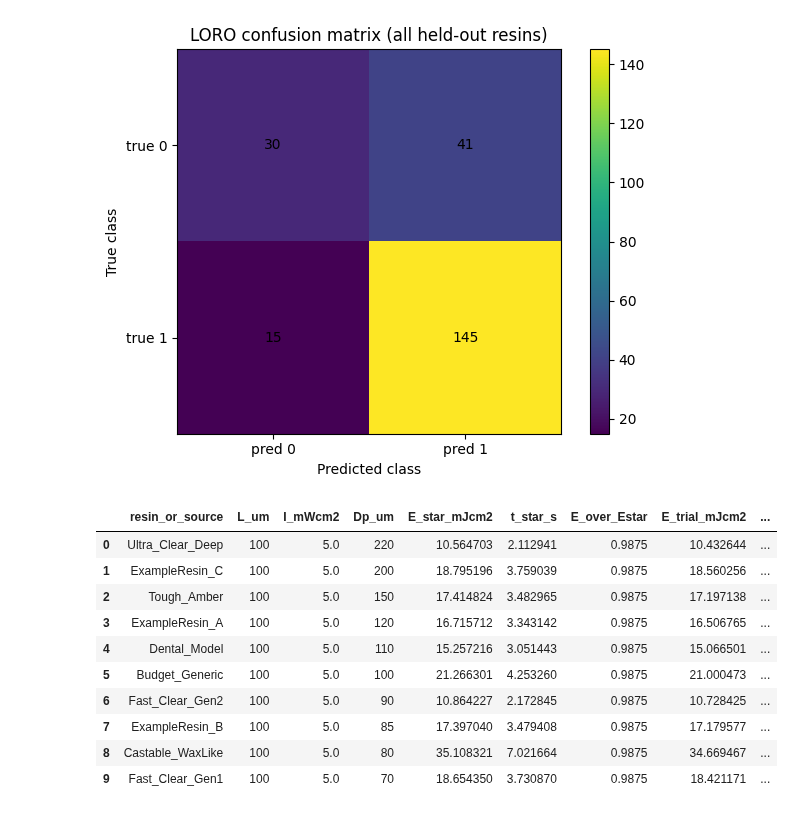
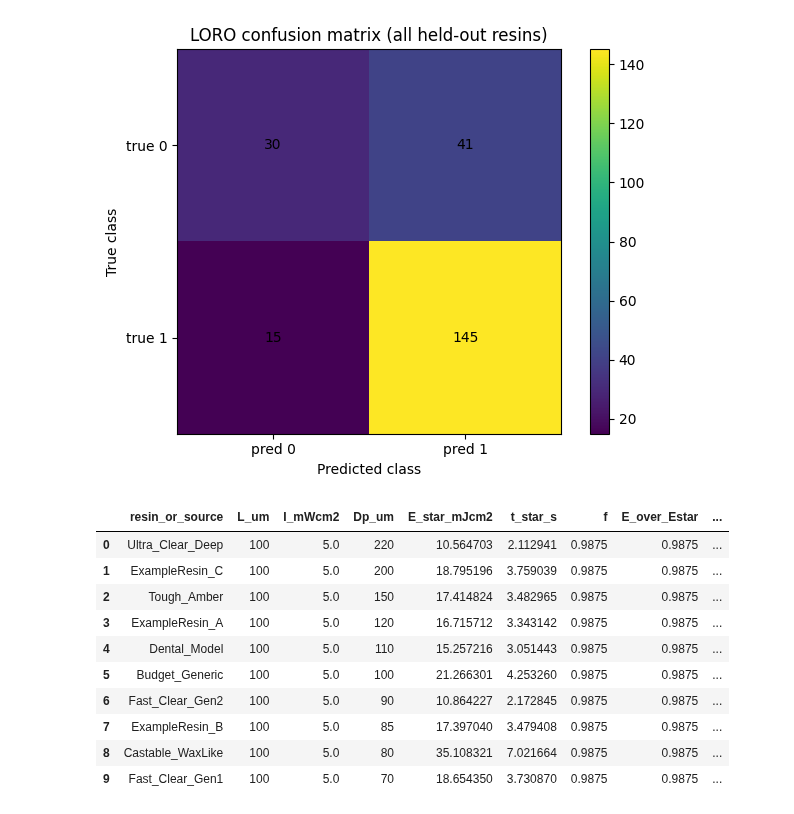
Before and after one commit to nyee88/tvam_resin_mini, a Jupyter notebook: notebooks/01_working_curve.ipynb, the cells around one changed output. Drawn from its saved outputs; the diff is of its cells as text; code cells hidden in the pictures.

```diff
--- a/notebooks/01_working_curve.ipynb
+++ b/notebooks/01_working_curve.ipynb
@@ -880,6 +880,8 @@ Overall LORO performance (all held-out resins pooled)
 #   - Use the logistic regression to predict p(pass) for each candidate,
 #   - Keep the best candidate per resin,
 #   - Return a table of resins ranked by predicted pass probability.
+
+
 
 
 import numpy as np
@@ -920,7 +922,7 @@ def recommend_resins_for_job(
     -------
     DataFrame
         One row per resin, with the best candidate exposure for this job, sorted
-        by predicted pass probability (descending).
+        by predicted pass probability (descending). Includes `f` (E/E*) explicitly.
     """
     if f_candidates is None:
         f_candidates = np.linspace(0.8, 1.3, 9)  # a bit denser than the 7 used in simulation
@@ -964,6 +966,7 @@ def recommend_resins_for_job(
                 "Dp_um": Dp_um,
                 "E_star_mJcm2": E_star,
                 "t_star_s": t_star,
+                "f": f,  # explicit E/E*
                 "E_over_Estar": f,
                 "E_trial_mJcm2": E_trial,
                 "t_trial_s": t_trial_s,
@@ -972,41 +975,43 @@ def recommend_resins_for_job(
             }
 
             if best_candidate is None or p_pass > best_candidate["p_pass_model"]:
                 best_candidate = candidate
 
         if best_candidate is not None and best_candidate["p_pass_model"] >= min_p_pass:
             rows.append(best_candidate)
 
     df_recommend = pd.DataFrame(rows)
 
     if df_recommend.empty:
         return df_recommend  # nothing passed the min_p_pass filter
 
     return df_recommend.sort_values("p_pass_model", ascending=False).reset_index(drop=True)
 
 
 # Example usage: new job at 100 µm, 5 mW/cm²
 planner_100um_5mw = recommend_resins_for_job(
     df_resins=df,   # your Ec/Dp table
     clf=clf,        # the logistic regression you already trained
     L_um=100,
     I_mWcm2=5.0,
     safety=1.15,
     min_p_pass=0.0  # or e.g. 0.8 if you want only very confident suggestions
 )
 
 display(planner_100um_5mw.head(10))
 
+
 ## The reason E_overEstar is the same is - Because in the fake universe we built, every resin shares the same “sweet spot” in the *relative* dose (E/E^*), so the model learns one global best ratio and ends up picking that same f for all resins.
+## here's my interpretation: for a 100 micron job and irradiation of 5 mWcm2 with a suggested recommended dose of 10.564703 (E_star), the candidate most likely to success with a pass rate 0.932510 is Ultra_Clear_Deep - assuming we use a E_trial of 0.9875*E_star
 # %% [output]
-|  | resin_or_source | L_um | I_mWcm2 | Dp_um | E_star_mJcm2 | t_star_s | E_over_Estar | E_trial_mJcm2 | ... |
-| 0 | Ultra_Clear_Deep | 100 | 5.0 | 220 | 10.564703 | 2.112941 | 0.9875 | 10.432644 | ... |
-| 1 | ExampleResin_C | 100 | 5.0 | 200 | 18.795196 | 3.759039 | 0.9875 | 18.560256 | ... |
-| 2 | Tough_Amber | 100 | 5.0 | 150 | 17.414824 | 3.482965 | 0.9875 | 17.197138 | ... |
-| 3 | ExampleResin_A | 100 | 5.0 | 120 | 16.715712 | 3.343142 | 0.9875 | 16.506765 | ... |
-| 4 | Dental_Model | 100 | 5.0 | 110 | 15.257216 | 3.051443 | 0.9875 | 15.066501 | ... |
-| 5 | Budget_Generic | 100 | 5.0 | 100 | 21.266301 | 4.253260 | 0.9875 | 21.000473 | ... |
-| 6 | Fast_Clear_Gen2 | 100 | 5.0 | 90 | 10.864227 | 2.172845 | 0.9875 | 10.728425 | ... |
-| 7 | ExampleResin_B | 100 | 5.0 | 85 | 17.397040 | 3.479408 | 0.9875 | 17.179577 | ... |
-| 8 | Castable_WaxLike | 100 | 5.0 | 80 | 35.108321 | 7.021664 | 0.9875 | 34.669467 | ... |
-| 9 | Fast_Clear_Gen1 | 100 | 5.0 | 70 | 18.654350 | 3.730870 | 0.9875 | 18.421171 | ... |
+|  | resin_or_source | L_um | I_mWcm2 | Dp_um | E_star_mJcm2 | t_star_s | f | E_over_Estar | ... |
+| 0 | Ultra_Clear_Deep | 100 | 5.0 | 220 | 10.564703 | 2.112941 | 0.9875 | 0.9875 | ... |
+| 1 | ExampleResin_C | 100 | 5.0 | 200 | 18.795196 | 3.759039 | 0.9875 | 0.9875 | ... |
+| 2 | Tough_Amber | 100 | 5.0 | 150 | 17.414824 | 3.482965 | 0.9875 | 0.9875 | ... |
+| 3 | ExampleResin_A | 100 | 5.0 | 120 | 16.715712 | 3.343142 | 0.9875 | 0.9875 | ... |
+| 4 | Dental_Model | 100 | 5.0 | 110 | 15.257216 | 3.051443 | 0.9875 | 0.9875 | ... |
+| 5 | Budget_Generic | 100 | 5.0 | 100 | 21.266301 | 4.253260 | 0.9875 | 0.9875 | ... |
+| 6 | Fast_Clear_Gen2 | 100 | 5.0 | 90 | 10.864227 | 2.172845 | 0.9875 | 0.9875 | ... |
+| 7 | ExampleResin_B | 100 | 5.0 | 85 | 17.397040 | 3.479408 | 0.9875 | 0.9875 | ... |
+| 8 | Castable_WaxLike | 100 | 5.0 | 80 | 35.108321 | 7.021664 | 0.9875 | 0.9875 | ... |
+| 9 | Fast_Clear_Gen1 | 100 | 5.0 | 70 | 18.654350 | 3.730870 | 0.9875 | 0.9875 | ... |
```
Also changed, not shown: parts of 1 cell of this notebook.
